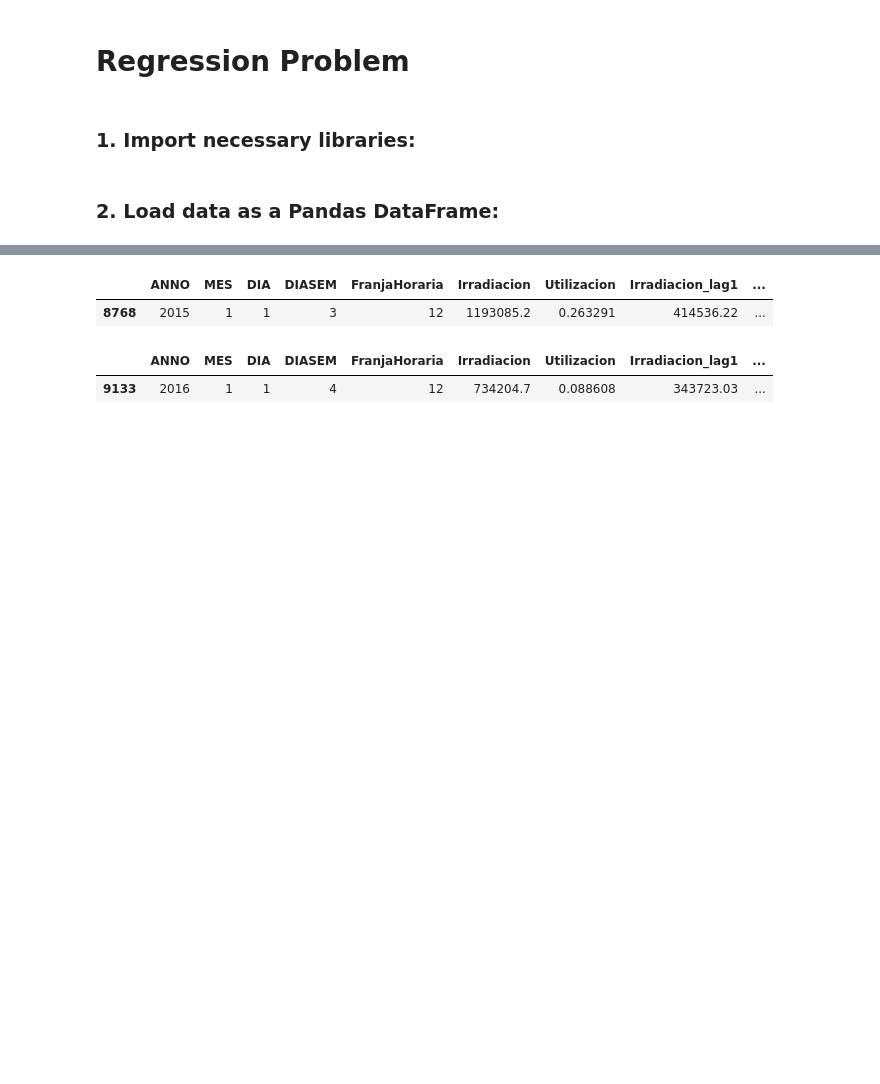
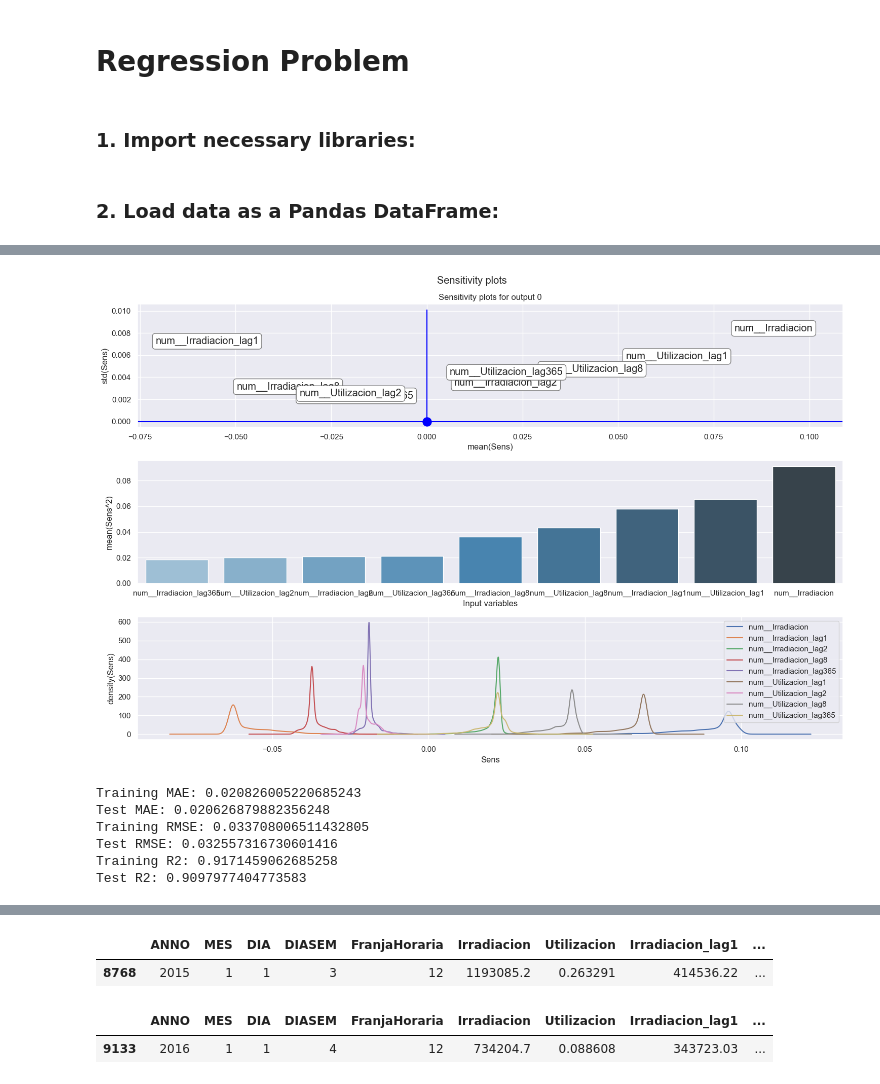
Before and after one commit to MARIABELENSB/Assessment1_MLII, a Jupyter notebook: src/2.Basic_model_regression.ipynb, the cells around one changed output, grey strips where cells are left out. Drawn from its saved outputs; the diff is of its cells as text; code cells hidden in the pictures; blank space fills up the shorter version.

```diff
--- a/src/2.Basic_model_regression.ipynb
+++ b/src/2.Basic_model_regression.ipynb
@@ -101,0 +250,20 @@ df_final
+# %%
+# SENSITIVITY ANALYSIS
+mlp = MLP_fit.best_estimator_['MLP']
+wts = mlp.coefs_
+bias = mlp.intercepts_
+actfunc = ['identity',MLP_fit.best_estimator_['MLP'].get_params()['activation'],mlp.out_activation_]
+X = MLP_fit.best_estimator_['preprocessor'].transform(X_train) # Preprocess the variables
+coefnames = MLP_fit.best_estimator_['preprocessor'].get_feature_names_out(INPUTS_MLP)
+
+X = pd.DataFrame(X, columns=coefnames)
+y = pd.DataFrame(y_train, columns=['Y'])
+sens_end_layer = 'last'
+sens_end_input = False
+sens_origin_layer = 0
+sens_origin_input = True
+
+#Compute sensitivities
+sensmlp = ns.jacobian_mlp(wts, bias, actfunc, X, y)
+sensmlp.summary()
+#sensmlp.info()
@@ -101,0 +287,26 @@ df_final
+# %%
+sensmlp.plot()
+# %% [output]
+[figure, added]
+# %%
+## Obtain a report of the model based on predictions ---------------------------------------------
+dfTR_eval['MLP_pred'] = MLP_fit.predict(X_train)
+### Scale test using preprocess in training
+dfTS_eval['MLP_pred'] = MLP_fit.predict(X_test)
+
+#Training and test MAE - Mean Absolute error
+print('Training MAE:',mean_absolute_error(dfTR_eval['Utilizacion'], dfTR_eval['MLP_pred']))
+print('Test MAE:',mean_absolute_error(dfTS_eval['Utilizacion'], dfTS_eval['MLP_pred']))
+#Training and test RMSE - Root Mean Square Error
+print('Training RMSE:',math.sqrt(mean_squared_error(dfTR_eval['Utilizacion'], dfTR_eval['MLP_pred'])))
+print('Test RMSE:',math.sqrt(mean_squared_error(dfTS_eval['Utilizacion'], dfTS_eval['MLP_pred'])))
+#Training and test r^2
+print('Training R2:',r2_score(dfTR_eval['Utilizacion'], dfTR_eval['MLP_pred']))
+print('Test R2:',r2_score(dfTS_eval['Utilizacion'], dfTS_eval['MLP_pred']))
+# %% [output]
+Training MAE: 0.020826005220685243
+Test MAE: 0.020626879882356248
+Training RMSE: 0.033708006511432805
+Test RMSE: 0.032557316730601416
+Training R2: 0.9171459062685258
+Test R2: 0.9097977404773583
```
Also changed, not shown: parts of 18 cells of this notebook.
